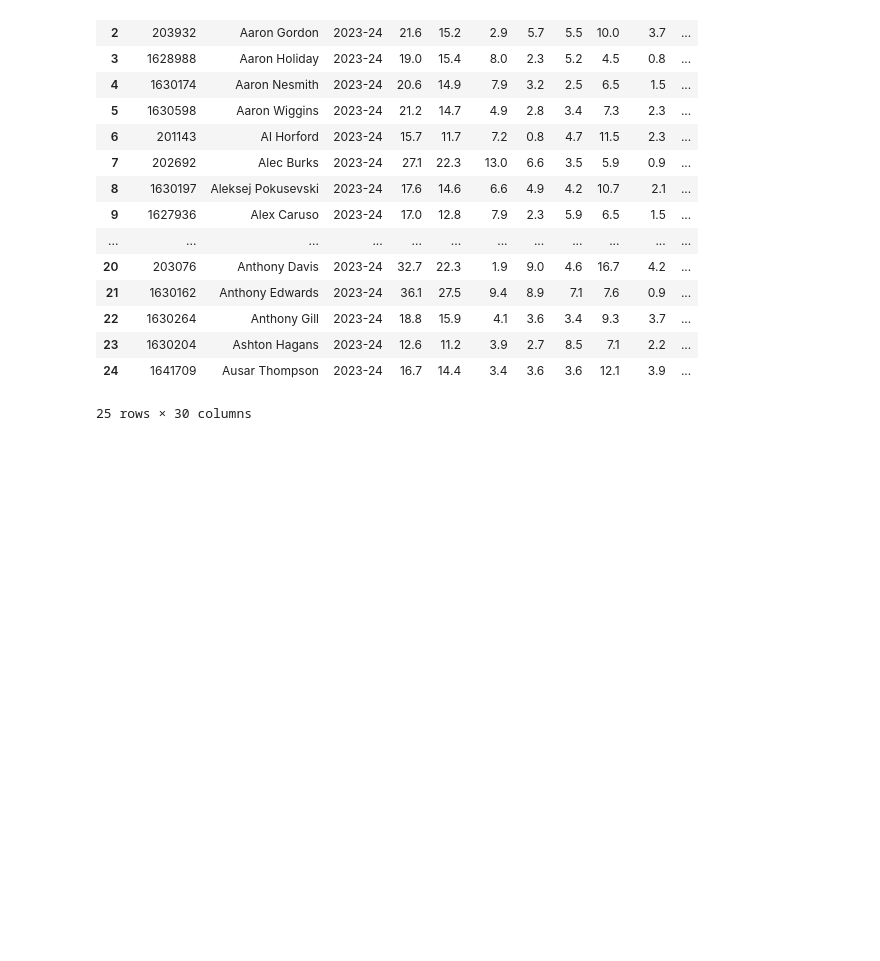
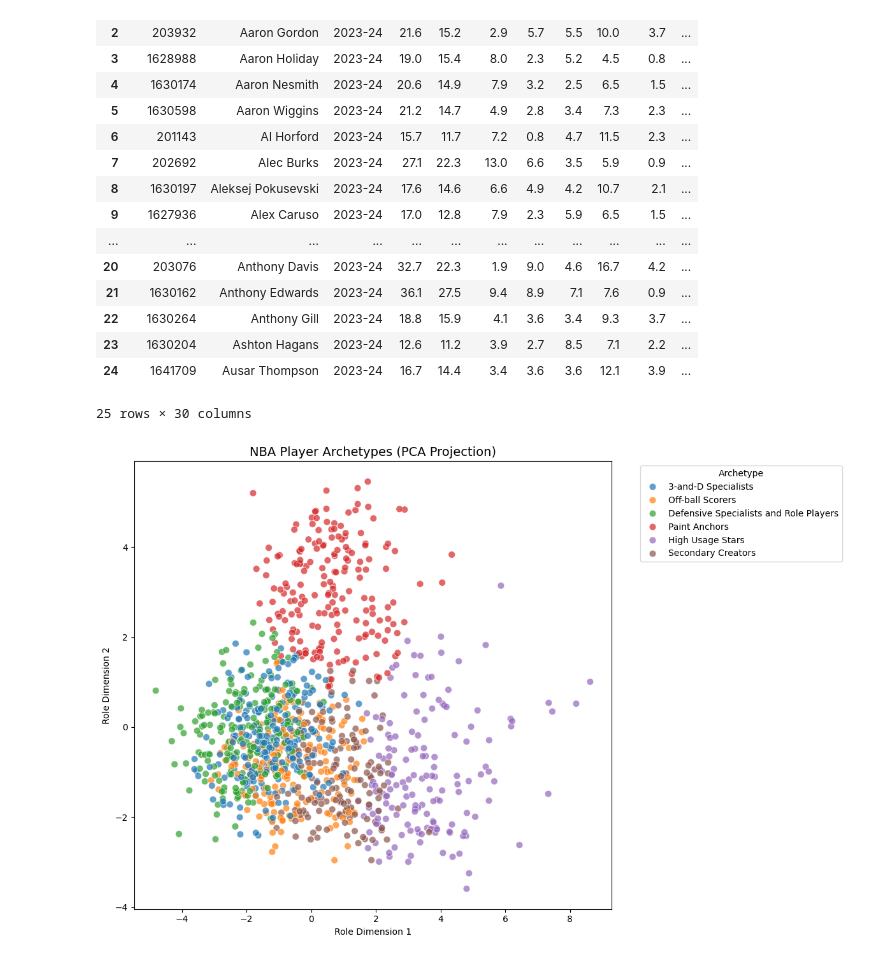
Before and after one commit to matthewellishanson/machine-learning-nba, a Jupyter notebook: firstnotebook.ipynb, the cells around one changed output. Drawn from its saved outputs; the diff is of its cells as text; code cells hidden in the pictures; blank space fills up the shorter version.

Commit message:
added summary radar charts and archetype-labeled PCA scatter plot

```diff
--- a/firstnotebook.ipynb
+++ b/firstnotebook.ipynb
@@ -398,9 +398,30 @@ players_model.head(25)
 | 24 | 1641709 | Ausar Thompson | 2023-24 | 16.7 | 14.4 | 3.4 | 3.6 | 3.6 | 12.1 | 3.9 | ... |
 25 rows × 30 columns
 # %%
-# isolate seasons for final dataset
-final_seasons = ['2024-25', '2025-26']
-final_players = players_model[players_model['SEASON'].isin(final_seasons)].reset_index(drop=True)
-final_players.head(15)
+# PCA visualization with renamed clusters
+# reduce to 2D for visualization
+pca = PCA(n_components=2, random_state=42)
+X_pca = pca.fit_transform(X_scaled)
 
-final_players.to_csv('nba_player_clusters_2024_2026.csv', index=False)
+players_model["PCA1"] = X_pca[:, 0]
+players_model["PCA2"] = X_pca[:, 1]
+
+plt.figure(figsize=(12, 8))
+sns.scatterplot(
+    data=players_model,
+    x="PCA1",
+    y="PCA2",
+    hue="CLUSTER_NAME",
+    alpha=0.7,
+    s=60
+)
+
+plt.title("NBA Player Archetypes (PCA Projection)", fontsize=14)
+plt.xlabel("Role Dimension 1")
+plt.ylabel("Role Dimension 2")
+plt.legend(title="Archetype", bbox_to_anchor=(1.05, 1), loc="upper left")
+plt.tight_layout()
+plt.savefig('nba_player_archetypes_pca.png', dpi=300, bbox_inches='tight')
+plt.show()
+# %% [output]
+[figure, added]
```
Also changed, not shown: parts of 5 cells of this notebook, 2 other files.
